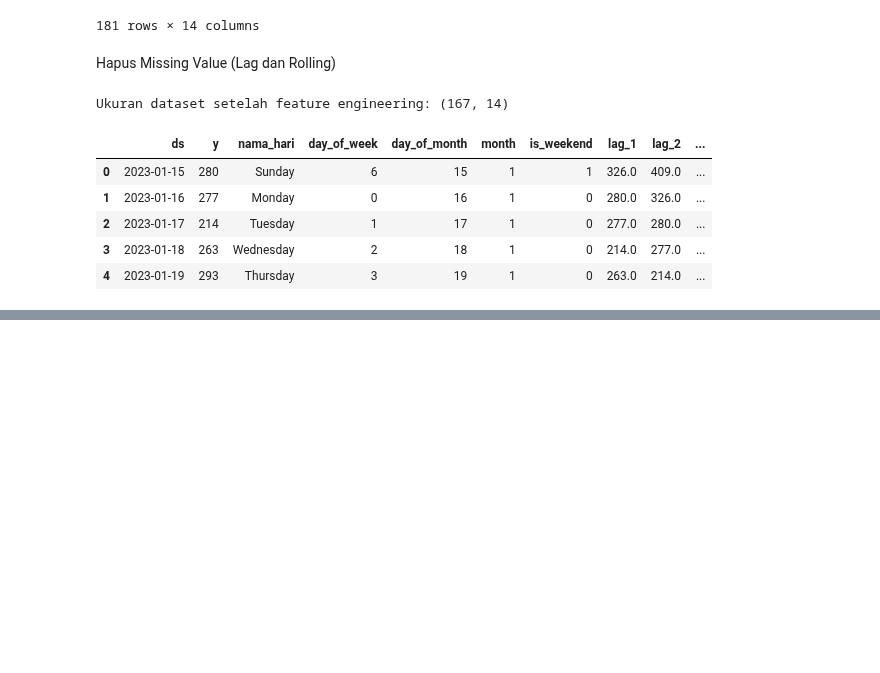
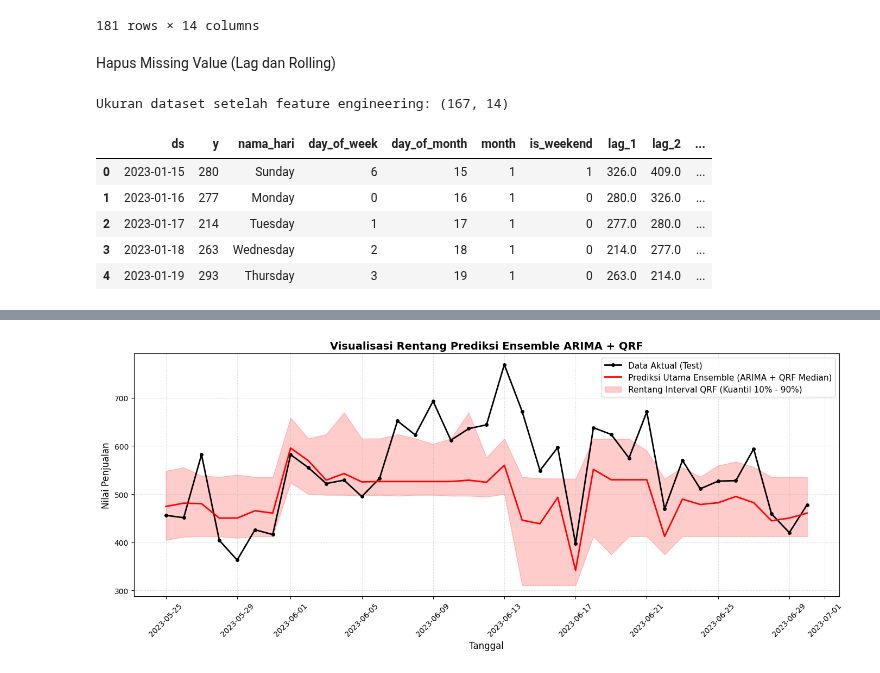
Before and after one commit to steffanymarcellia046/ProjectETSMachineLearning, a Jupyter notebook: MODEL_QRF.ipynb, the cells around one changed output, grey strips where cells are left out. Drawn from its saved outputs; the diff is of its cells as text; code cells hidden in the pictures; blank space fills up the shorter version.

```diff
--- a/MODEL_QRF.ipynb
+++ b/MODEL_QRF.ipynb
@@ -839,0 +666,39 @@ MPIW  : 155.4329
+# %%
+import matplotlib.pyplot as plt
+
+# 1. Ambil 3 kuantil dari QRF khusus residual ARIMA
+quantiles_target = [0.1, 0.5, 0.9]
+pred_res_intervals_arima = best_qrf.predict(X_test, quantiles=quantiles_target)
+
+# Pecah per kuantil
+res_lower_a = pred_res_intervals_arima[:, 0]
+res_median_a = pred_res_intervals_arima[:, 1]
+res_upper_a = pred_res_intervals_arima[:, 2]
+
+# 2. Tambahkan ke hasil prediksi ARIMA pada test set
+y_pred_lower_arima = y_pred_arima + res_lower_a
+y_pred_median_arima = y_pred_arima + res_median_a
+y_pred_upper_arima = y_pred_arima + res_upper_a
+
+# 3. Visualisasi Rentang ARIMA + QRF
+plt.figure(figsize=(14, 6))
+plt.plot(test_arima.index, test_arima['y'], label='Data Aktual (Test)', color='black', linewidth=2, marker='o', markersize=4)
+plt.plot(test_arima.index, y_pred_median_arima, label='Prediksi Utama Ensemble (ARIMA + QRF Median)', color='red', linewidth=2)
+plt.fill_between(
+    test_arima.index,
+    y_pred_lower_arima,
+    y_pred_upper_arima,
+    color='red',
+    alpha=0.2,
+    label='Rentang Interval QRF (Kuantil 10% - 90%)'
+)
+plt.title("Visualisasi Rentang Prediksi Ensemble ARIMA + QRF", fontsize=14, fontweight='bold')
+plt.xlabel("Tanggal", fontsize=12)
+plt.ylabel("Nilai Penjualan", fontsize=12)
+plt.legend(fontsize=11)
+plt.grid(True, linestyle=':', alpha=0.6)
+plt.xticks(rotation=45)
+plt.tight_layout()
+plt.show()
+# %% [output]
+[figure, added]
```
Also changed, not shown: parts of 27 cells of this notebook.
